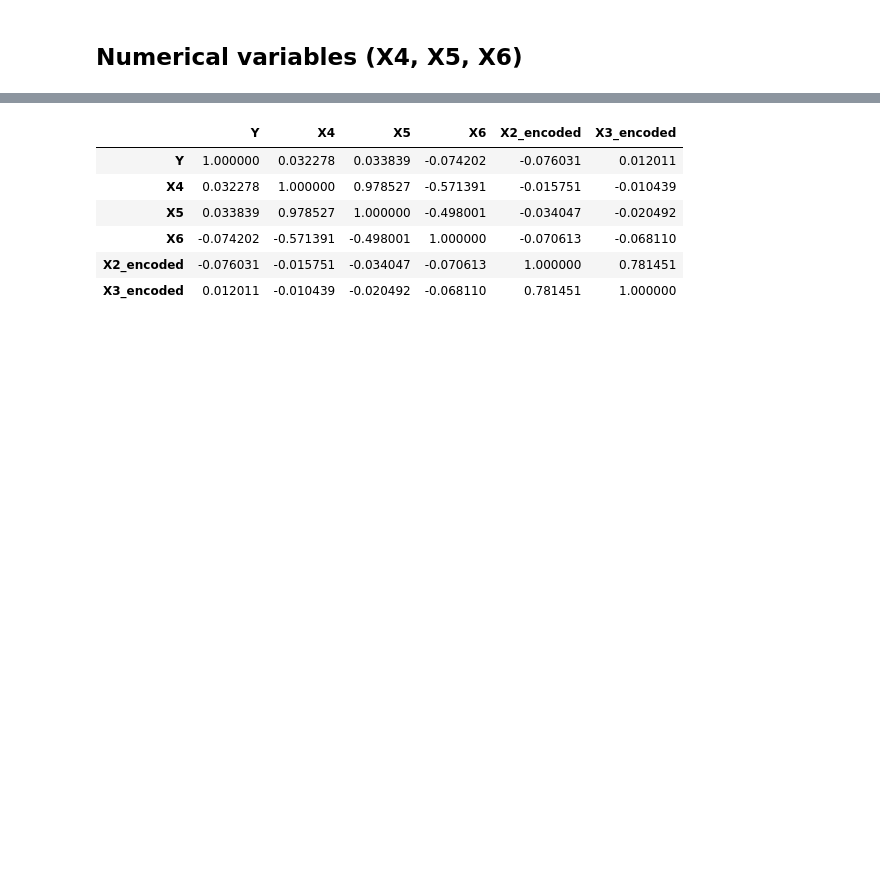
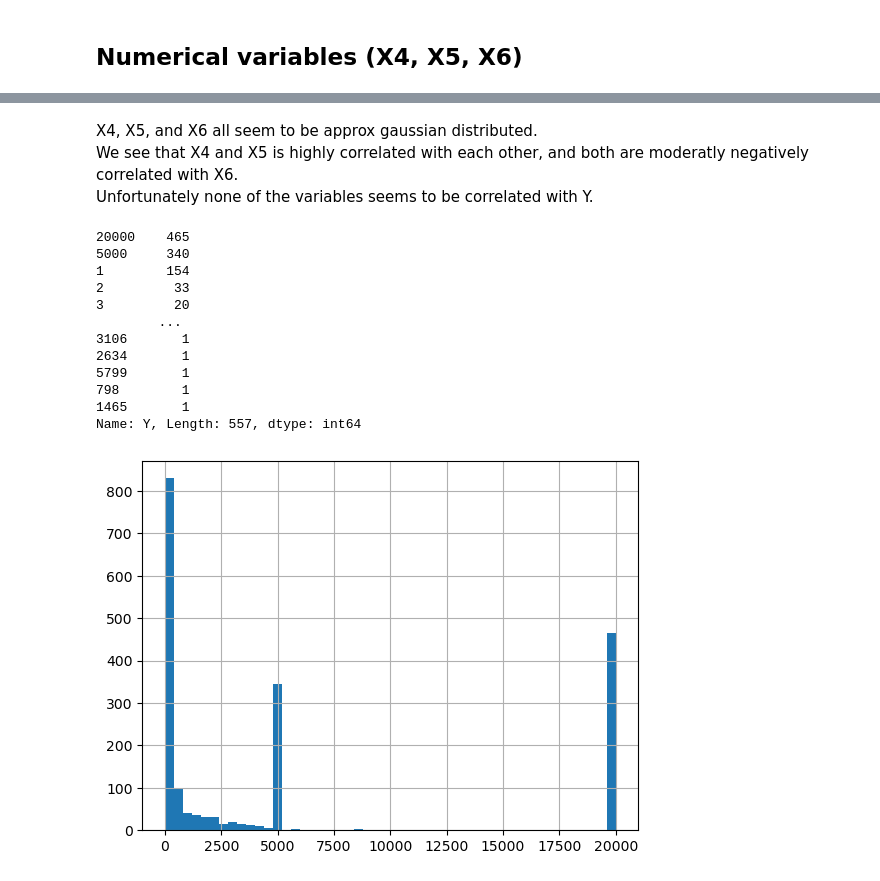
Before and after one commit to vegardbs/oncoimmunity, a Jupyter notebook: EDA.ipynb, the cells around one changed output, grey strips where cells are left out. Drawn from its saved outputs; the diff is of its cells as text; code cells hidden in the pictures; blank space fills up the shorter version.

```diff
--- a/EDA.ipynb
+++ b/EDA.ipynb
@@ -297,10 +315,21 @@ pd.plotting.scatter_matrix(encoded_df, figsize=(10,10));
-# %%
-encoded_df.corr()
-# %% [output]
-|  | Y | X4 | X5 | X6 | X2_encoded | X3_encoded |
-| Y | 1.000000 | 0.032278 | 0.033839 | -0.074202 | -0.076031 | 0.012011 |
-| X4 | 0.032278 | 1.000000 | 0.978527 | -0.571391 | -0.015751 | -0.010439 |
-| X5 | 0.033839 | 0.978527 | 1.000000 | -0.498001 | -0.034047 | -0.020492 |
-| X6 | -0.074202 | -0.571391 | -0.498001 | 1.000000 | -0.070613 | -0.068110 |
-| X2_encoded | -0.076031 | -0.015751 | -0.034047 | -0.070613 | 1.000000 | 0.781451 |
-| X3_encoded | 0.012011 | -0.010439 | -0.020492 | -0.068110 | 0.781451 | 1.000000 |
+# %% [markdown]
+X4, X5, and X6 all seem to be approx gaussian distributed. \
+We see that X4 and X5 is highly correlated with each other, and both are moderatly negatively correlated with X6. \
+Unfortunately none of the variables seems to be correlated with Y.
+# %%
+encoded_df["Y"].hist(bins=50)
+print(encoded_df["Y"].value_counts())
+# %% [output]
+20000    465
+5000     340
+1        154
+2         33
+3         20
+        ...
+3106       1
+2634       1
+5799       1
+798        1
+1465       1
+Name: Y, Length: 557, dtype: int64
+[figure, added]
```
Also changed, not shown: parts of 7 cells of this notebook, 1 other file.
